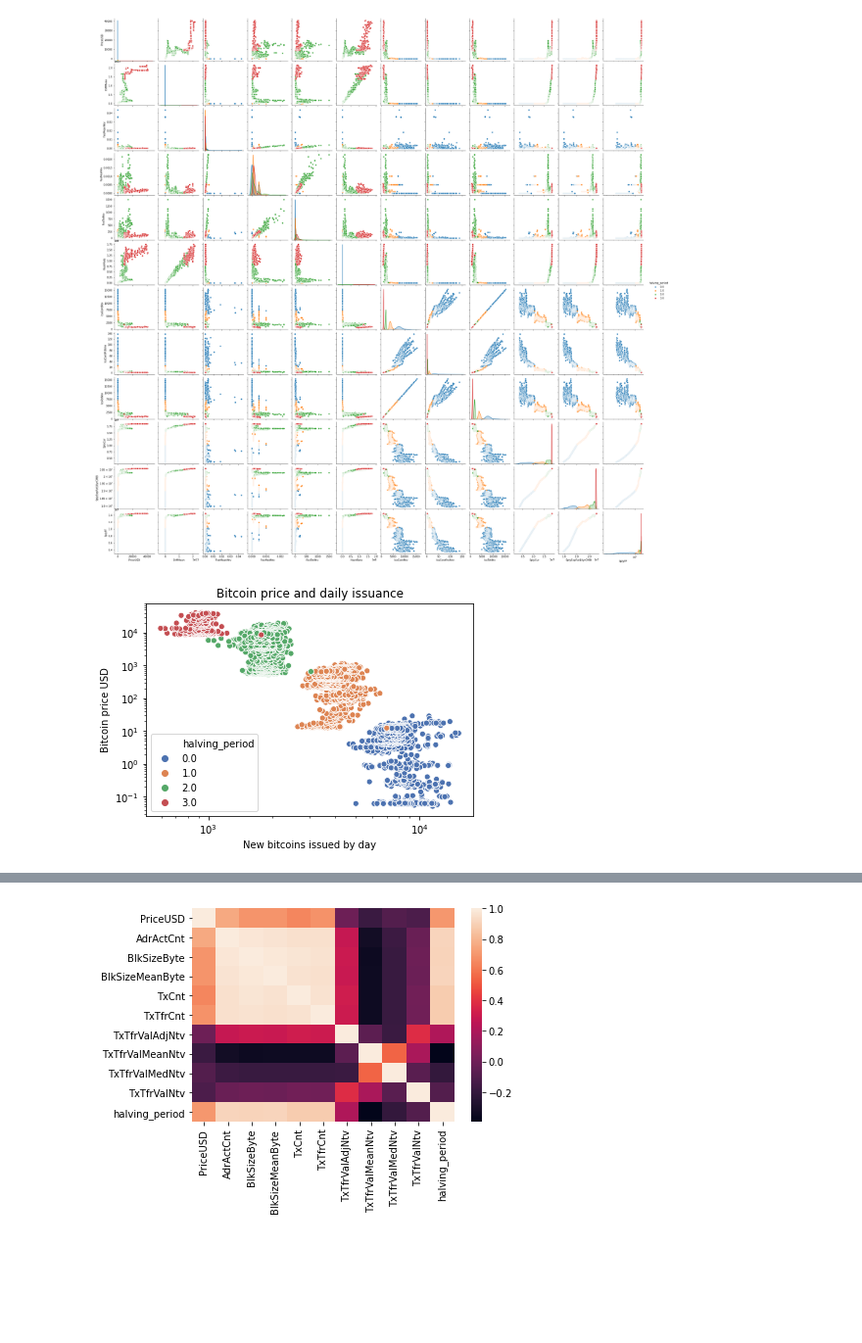
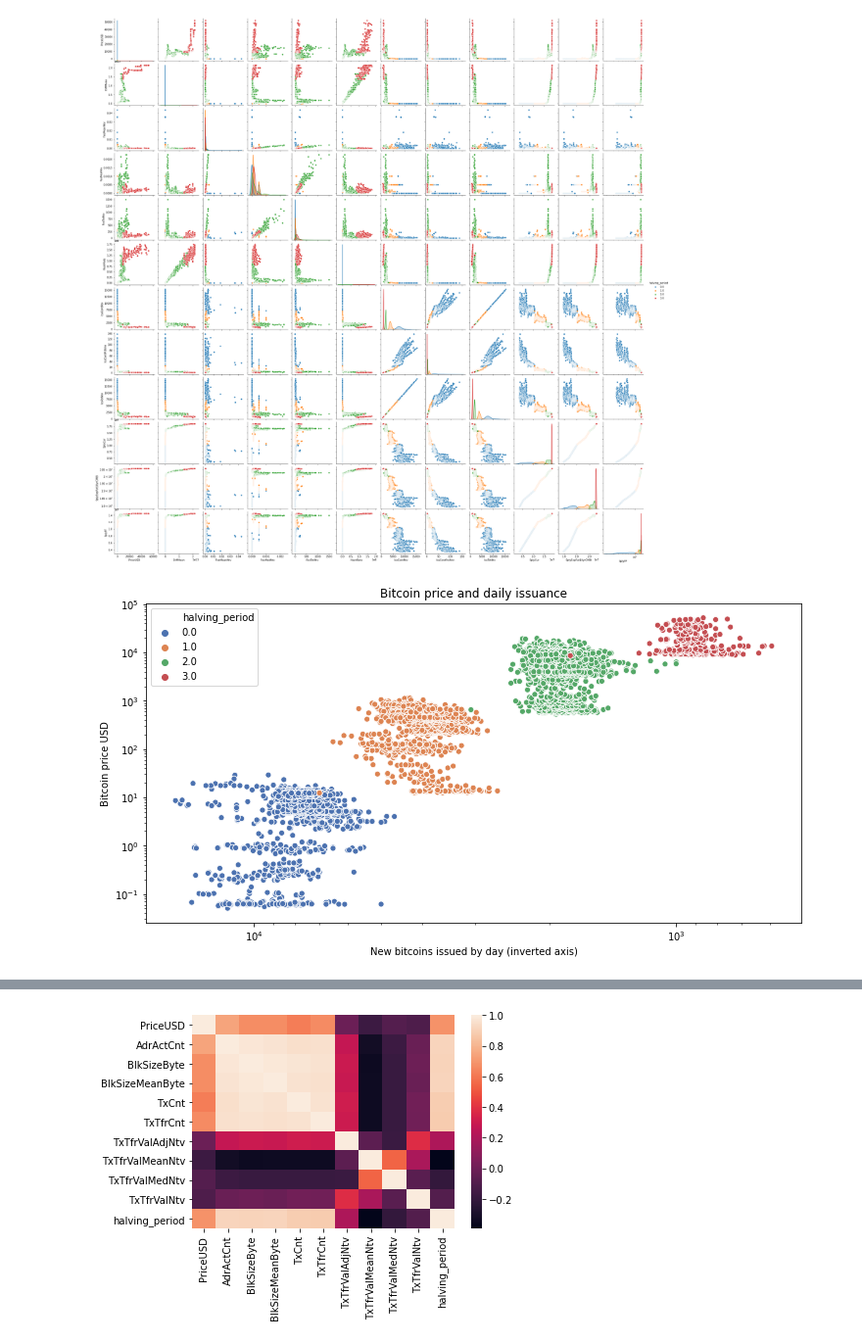
Before and after one commit to morenotos/bitcoinPriceModeling, a Jupyter notebook: notebooks/03-EDA-Capstone2-btcPrice.ipynb, the cells around one changed output, grey strips where cells are left out. Shown at 98% size. Cells and saved outputs as stored; diff of their text form; code cells hidden in the pictures; blank space fills up the shorter version.

```diff
--- a/notebooks/03-EDA-Capstone2-btcPrice.ipynb
+++ b/notebooks/03-EDA-Capstone2-btcPrice.ipynb
@@ -6,9 +6,10 @@ import matplotlib.pyplot as plt
 import seaborn as sns
 # %%
 #load datasets
-daily = pd.read_csv('../data/processed/data.csv')
-monthly = pd.read_csv('../data/processed/monthly_data.csv')
-annual = pd.read_csv('../data/processed/annual_data.csv')
+daily = pd.read_csv('../data/processed/data.csv', index_col='time')
+weekly = pd.read_csv('../data/processed/weekly_data.csv', index_col='time')
+monthly = pd.read_csv('../data/processed/monthly_data.csv', index_col='time')
+annual = pd.read_csv('../data/processed/annual_data.csv', index_col='time')
 
 daily.tail()
 # %% [output]
@@ -134,25 +137,28 @@ plt.show()
 #of new bitcoins/supply growth (IssContNtv, IssContPctAnn, IssTotNtv).
 #The halving period seems to have a effect on the variables as datapoints appear to be clustered by halving period.
 # %% [output]
-[figure, old version]
+[figure, new version]
 # %%
 #To better visualize the relation between bitcoin supply growth and price, a scatter plot between price
 #and the daily issuance of new bitcoins is plotted
 price_and_issuance = daily[['PriceUSD', 'IssTotNtv', 'halving_period']]
+#price_and_issuance['IssTotNtv'] = price_and_issuance['IssTotNtv'].values[::-1]
+
+plt.figure(figsize=(12,6))
 sns.scatterplot(x='IssTotNtv', y='PriceUSD', data=price_and_issuance, hue='halving_period', palette="deep")
-
-plt.xlabel('New bitcoins issued by day')
+plt.xlabel('New bitcoins issued by day (inverted axis)')
 plt.ylabel('Bitcoin price USD')
 plt.title('Bitcoin price and daily issuance')
+plt.gca().invert_xaxis()
 #plt.xlim(reversed(plt.xlim()))
 plt.yscale('log')
 plt.xscale('log')
 plt.show()
 
 #We see a correlation between the daily issuance of new bitcoins and the price, decreasing issuance and increasing
 #price. Moreover, these datapoints appear to be clustered by halving period.
 # %% [output]
-[figure, old version]
+[figure, new version]
 # %%
 #Correlation matrix between prices and independent variables
 corr_matrix = daily.corr()
```
Also changed, not shown: parts of 8 cells of this notebook, 1 other file.
